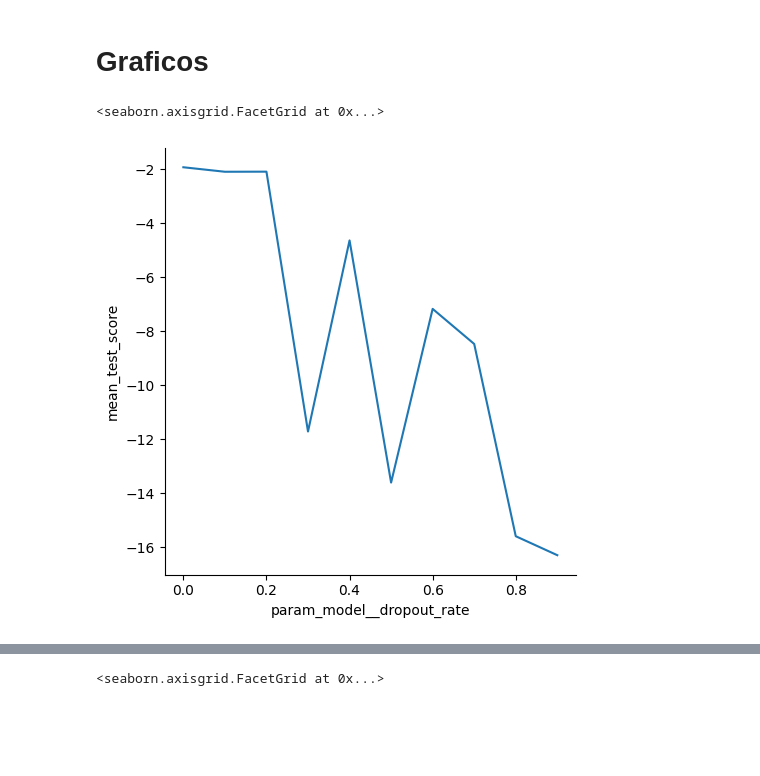
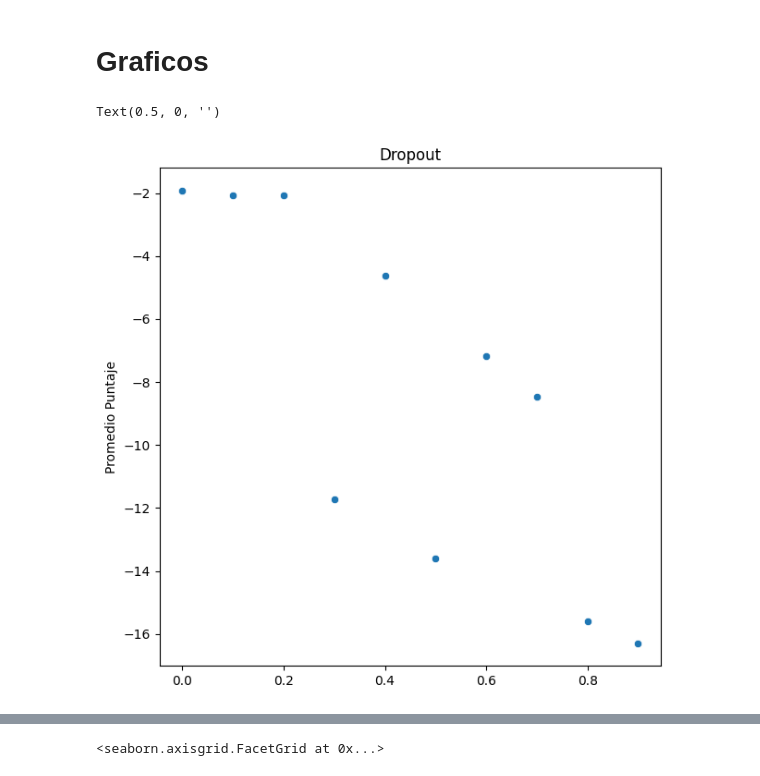
Before and after one commit to 0sc4rL0pez/elecciones2023-arg, a Jupyter notebook: Elecciones + IA/modeling/optimizing.ipynb, the cells around one changed output, grey strips where cells are left out. Drawn from its saved outputs; the diff is of its cells as text; code cells hidden in the pictures; blank space fills up the shorter version.

```diff
--- a/Elecciones + IA/modeling/optimizing.ipynb
+++ b/Elecciones + IA/modeling/optimizing.ipynb
@@ -222,11 +213,15 @@ drop_out = pd.read_csv('C:/Users/54911/OneDrive/Escritorio/Data Science/Eleccion
 grid_activation_function = pd.read_csv('C:/Users/54911/OneDrive/Escritorio/Data Science/Elecciones + IA/modeling/data_Grid_search/data_grid_activation_function.csv')
 grid_bacht_size = pd.read_csv('C:/Users/54911/OneDrive/Escritorio/Data Science/Elecciones + IA/modeling/data_Grid_search/data_grid_bacht_size.csv')
 grid_epochs_learning = pd.read_csv('C:/Users/54911/OneDrive/Escritorio/Data Science/Elecciones + IA/modeling/data_Grid_search/data_grid_epochs_learning_rate.csv')
-# %%
-sns.relplot(data=drop_out,kind='line',x='param_model__dropout_rate',y='mean_test_score')
-# %% [output]
-<seaborn.axisgrid.FacetGrid at 0x...>
-[figure, removed]
+# %%
+plt.figure(figsize=(7,7))
+sns.scatterplot(data=drop_out,x='param_model__dropout_rate',y='mean_test_score')
+plt.title('Dropout')
+plt.ylabel('Promedio Puntaje')
+plt.xlabel('')
+# %% [output]
+Text(0.5, 0, '')
+[figure, added]
 # %%
 plt.figure(figsize=(8,6))
 sns.barplot(data=grid_activation_function.dropna(),x='param_model__activation',y='mean_test_score')
```
Also changed, not shown: parts of 10 cells of this notebook.
